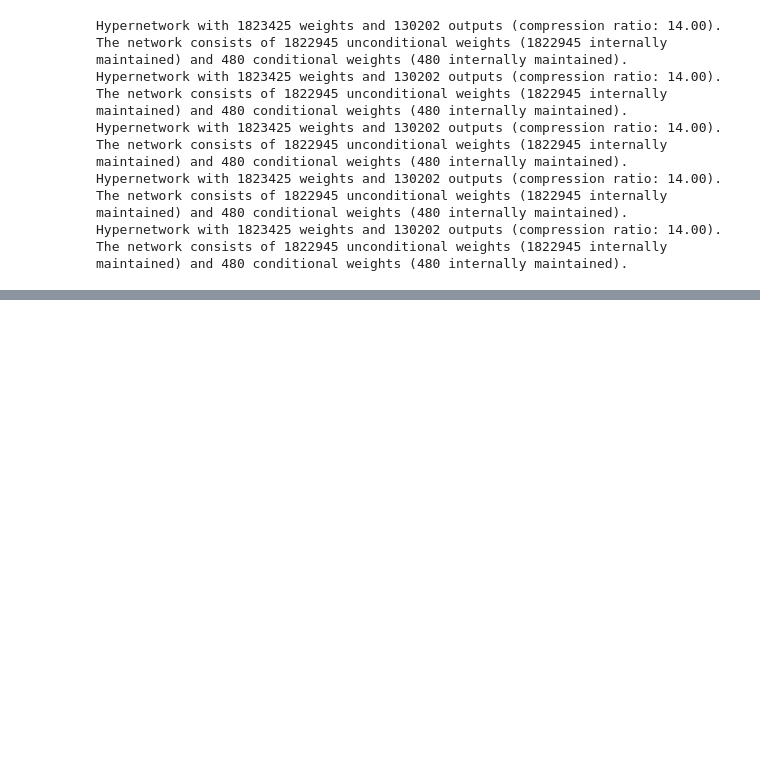
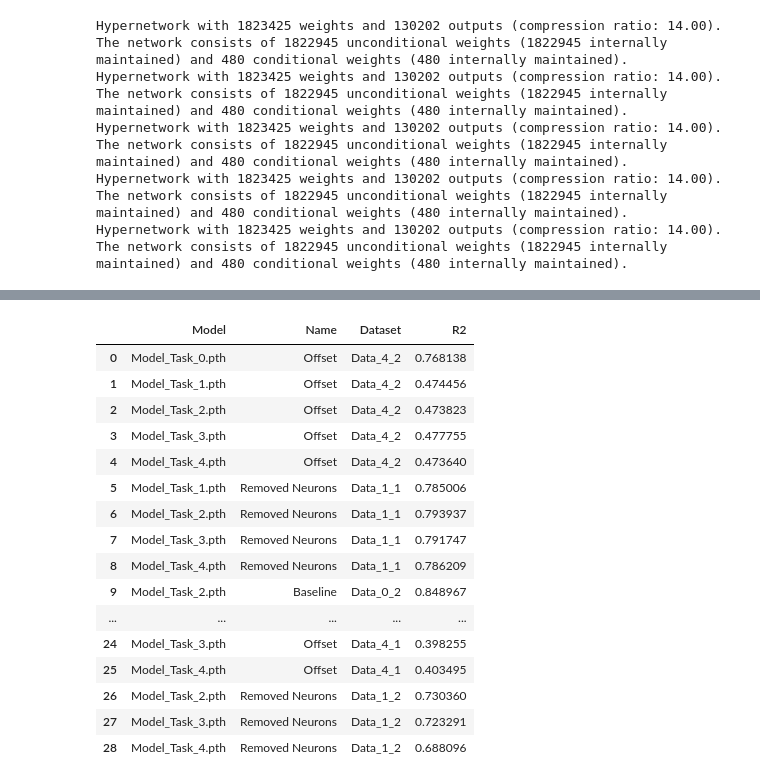
Before and after one commit to nereaiscamu/CL_UpperLimb_Control, a Jupyter notebook: Task_Detector_Hnet_PoC/Result_Analysis.ipynb, the cells around one changed output, grey strips where cells are left out. Cells and saved outputs as stored; diff of their text form; code cells hidden in the pictures; blank space fills up the shorter version.

```diff
--- a/Task_Detector_Hnet_PoC/Result_Analysis.ipynb
+++ b/Task_Detector_Hnet_PoC/Result_Analysis.ipynb
@@ -115,3 +159,36 @@ Hypernetwork with 1823425 weights and 130202 outputs (compression ratio: 14.00).
 The network consists of 1822945 unconditional weights (1822945 internally maintained) and 480 conditional weights (480 internally maintained).
 Hypernetwork with 1823425 weights and 130202 outputs (compression ratio: 14.00).
 The network consists of 1822945 unconditional weights (1822945 internally maintained) and 480 conditional weights (480 internally maintained).
+# %%
+model = []
+test_set = []
+r2_list = []
+data_name = []
+
+for task,set in zip(df.Predicted_Task, data.keys()):
+    perturbed_task = set.split('_')[1]
+    if perturbed_task == '0':
+        name = 'Baseline'
+    elif perturbed_task == '1':
+        name = 'Removed Neurons'
+    elif perturbed_task == '2':
+        name = 'Shuffled Neurons'
+    elif perturbed_task == '3':
+        name = 'Gain'
+    elif perturbed_task == '4':
+        name = 'Offset'
+
+    for i,m in enumerate(models_exp):
+        model_i = torch.load(os.path.join(path_to_hnets,experiment_name, m))
+        print(model_i)
+        if task <= i :
+            W = model_i(cond_id = task)
+            main_net = RNN_Main_Model(num_features= 130, hnet_output = W,  hidden_size = 300,
+                                num_layers= 1,out_dims=2,
+                                dropout= 0.2,  LSTM_ = False)
+            x_train, y_train, x_val, y_val, x_test, y_test = data[set]
+            r2, _ = calc_explained_variance_mnet(x_test, y_test, W, main_net)
+            model.append(m)
+            test_set.append(set)
+            r2_list.append(r2)
+            data_name.append(name)
@@ -121,4 +217,24 @@ df = pd.DataFrame({'Model':model,
                     'R2': r2_list})
+# %%
+df_plot
+# %% [output]
+|  | Model | Name | Dataset | R2 |
+| 0 | Model_Task_0.pth | Offset | Data_4_2 | 0.768138 |
+| 1 | Model_Task_1.pth | Offset | Data_4_2 | 0.474456 |
+| 2 | Model_Task_2.pth | Offset | Data_4_2 | 0.473823 |
+| 3 | Model_Task_3.pth | Offset | Data_4_2 | 0.477755 |
+| 4 | Model_Task_4.pth | Offset | Data_4_2 | 0.473640 |
+| 5 | Model_Task_1.pth | Removed Neurons | Data_1_1 | 0.785006 |
+| 6 | Model_Task_2.pth | Removed Neurons | Data_1_1 | 0.793937 |
+| 7 | Model_Task_3.pth | Removed Neurons | Data_1_1 | 0.791747 |
+| 8 | Model_Task_4.pth | Removed Neurons | Data_1_1 | 0.786209 |
+| 9 | Model_Task_2.pth | Baseline | Data_0_2 | 0.848967 |
+| ... | ... | ... | ... | ... |
+| 24 | Model_Task_3.pth | Offset | Data_4_1 | 0.398255 |
+| 25 | Model_Task_4.pth | Offset | Data_4_1 | 0.403495 |
+| 26 | Model_Task_2.pth | Removed Neurons | Data_1_2 | 0.730360 |
+| 27 | Model_Task_3.pth | Removed Neurons | Data_1_2 | 0.723291 |
+| 28 | Model_Task_4.pth | Removed Neurons | Data_1_2 | 0.688096 |
 # %%
 import seaborn as sns
 import matplotlib.pyplot as plt
```
Also changed, not shown: parts of 22 cells of this notebook, 7 other files.
